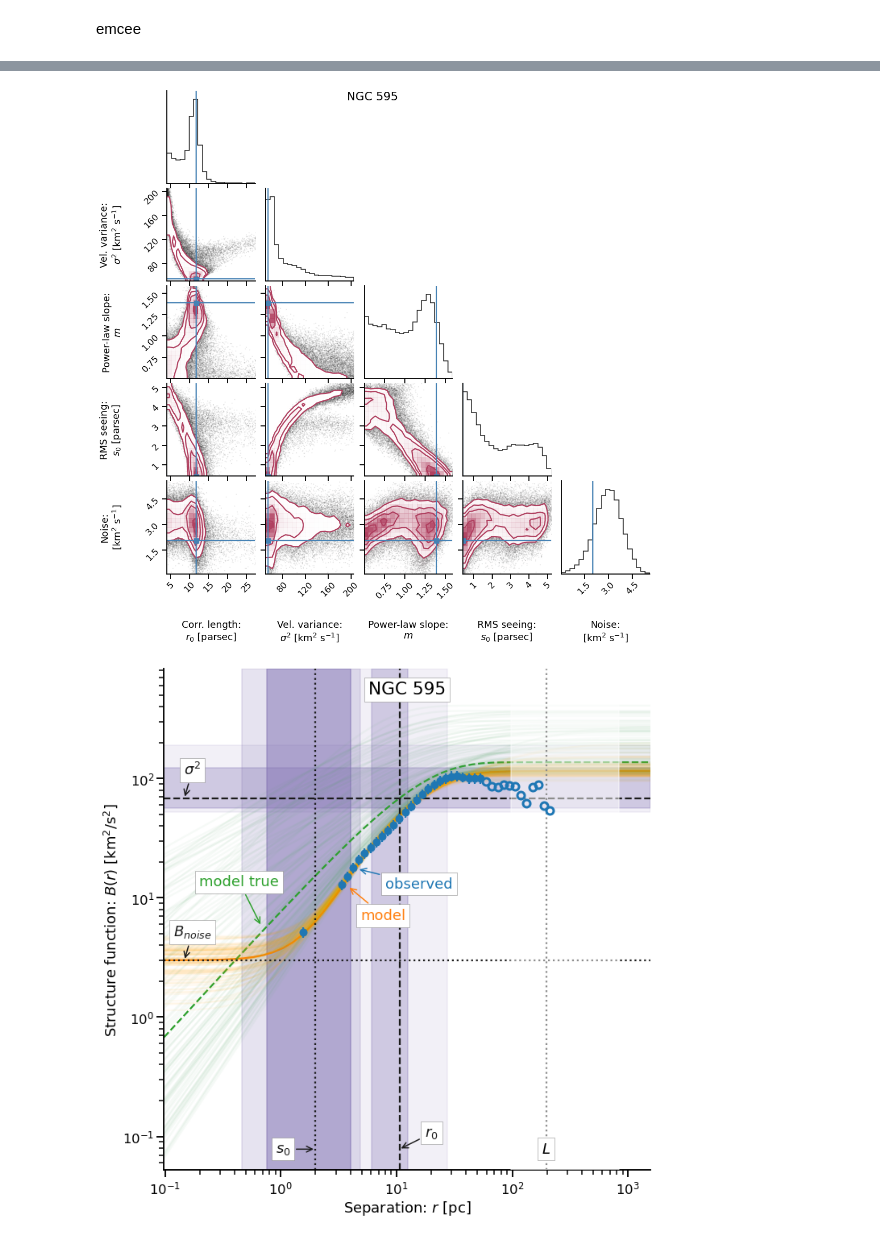
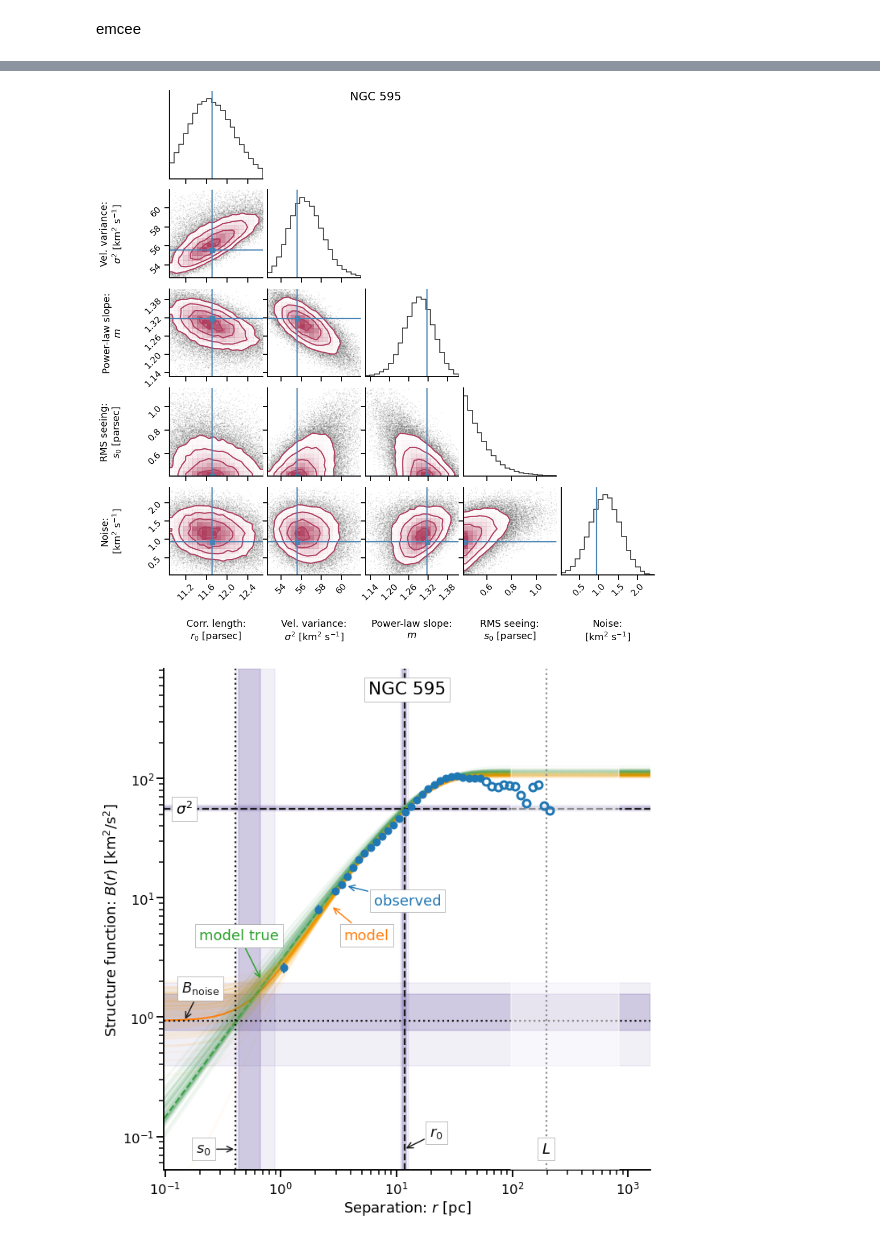
Before and after one commit to JavGVastro/PhD.Paper, a Jupyter notebook: CIN595.ipynb, the cells around one changed output, grey strips where cells are left out. Drawn from its saved outputs; the diff is of its cells as text; code cells hidden in the pictures.

Commit message:
Updated plots and fit

```diff
--- a/CIN595.ipynb
+++ b/CIN595.ipynb
@@ -35,7 +35,7 @@ box_size =  SFresults['box_size']
 pc_per_arcsec = pc
 # %%
 # Merge first K points
-K = 3
+K = 1
 r[K] = np.mean(r[:K])
 B[K] = np.mean(B[:K])
 r = r[K:]
@@ -73,10 +73,10 @@ pd.DataFrame(model.param_hints)
 | vary | NaN | NaN | NaN | NaN | NaN | False |
 # %%
-relative_uncertainty = 0.1
+relative_uncertainty = 0.05
 weights = 1.0 / (relative_uncertainty * B)
 large_scale = r > 0.275 * box_size
 weights[large_scale] /= 3.0
-#weights[:3] /= 3.0
+weights[:2] /= 2.0
 # %%
 to_fit = ~large_scale
 result = model.fit(B[to_fit], weights=weights[to_fit], r=r[to_fit])
@@ -211,8 +216,8 @@ if hasattr(result_emcee, "acor"):
 # %%
 bplot.corner_plot(result_emcee, result, name, data, data_ranges=[0.95, 0.99, 0.995, 0.995, 0.999]);
 # %% [output]
-[figure, old version]
+[figure, new version]
 # %%
-bplot.strucfunc_plot(result_emcee, r, B, to_fit, name, data, box_size, large_scale)
+bplot.strucfunc_plot(result_emcee, result, r, B, to_fit, name, data, box_size, large_scale)
 # %% [output]
-[figure, old version]
+[figure, new version]
```
Also changed, not shown: parts of 10 cells of this notebook.
